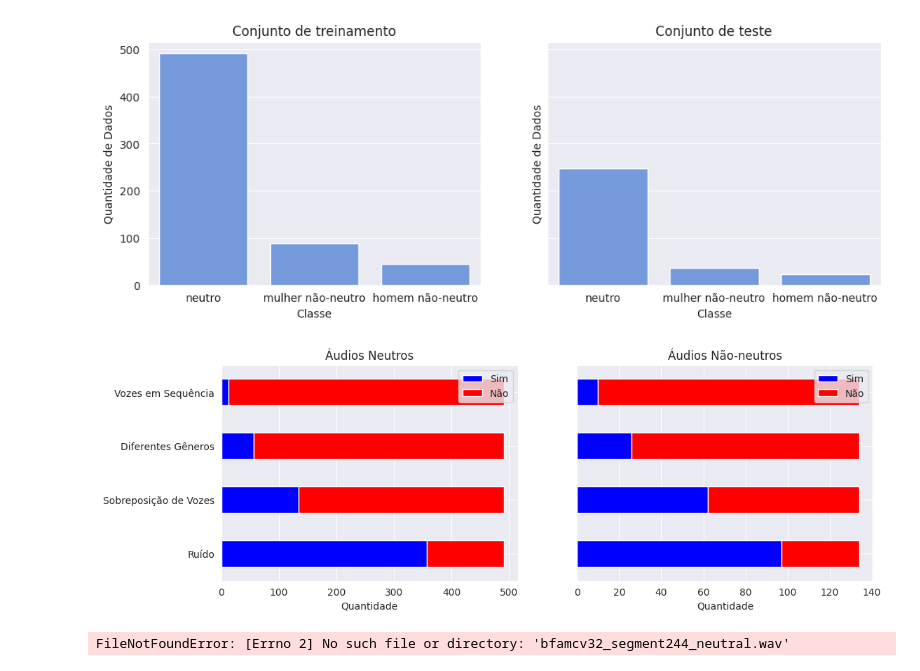
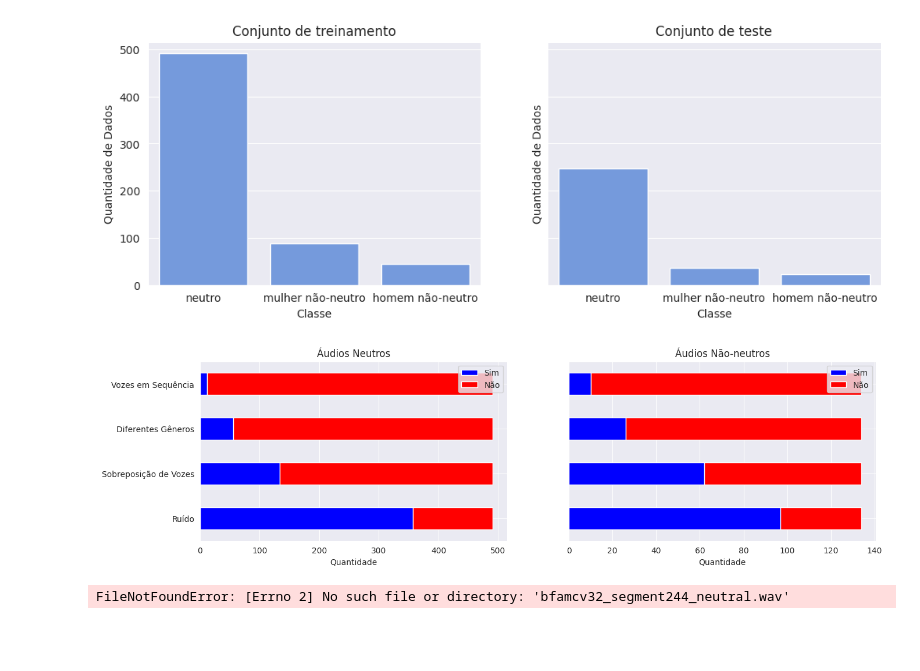
Before and after one commit to rafaelgreca/ser-wavelet, a Jupyter notebook: notebooks/eda.ipynb, the cells around one changed output. Saved outputs shown, nothing was run; the diff lists cells and outputs as text; code cells hidden in the pictures; blank space fills up the shorter version.

```diff
--- a/notebooks/eda.ipynb
+++ b/notebooks/eda.ipynb
@@ -504,31 +593,31 @@ plt.savefig("../images/distribuição_coraa.png")
 # %% [output]
 [figure]
 # %%
-fig, (ax1, ax2) = plt.subplots(1, 2, figsize=(12, 4), sharex=False, sharey=True)
+fig, (ax1, ax2) = plt.subplots(1, 2, figsize=(15, 4), sharex=False, sharey=True)
 
 df = pd.DataFrame({
     "Sim": [357, 134, 56, 12],
     "Não": [134, 357, 435, 479]
 }, index=["Ruído", "Sobreposição de Vozes", "Diferentes Gêneros", "Vozes em Sequência"])
 
 df.plot(kind="barh", stacked=True, color=["blue", "red"], ax=ax1)
 ax1.set_xlabel("Quantidade")
 ax1.set_title("Áudios Neutros")
 ax1.legend(loc="best")
 
 df = pd.DataFrame({
     "Sim": [97, 62, 26, 10],
     "Não": [37, 72, 108, 124]
 }, index=["Ruído", "Sobreposição de Vozes", "Diferentes Gêneros", "Vozes em Sequência"])
 
 df.plot(kind="barh", stacked=True, color=["blue", "red"], ax=ax2)
 ax2.set_xlabel("Quantidade")
 ax2.set_title("Áudios Não-neutros")
 ax2.legend(loc="best")
 
 plt.savefig("../images/grafico_adaptado_coraa.png")
 # %% [output]
-[figure, old version]
+[figure, new version]
 # %%
 propor_test_df = get_duration(
     df=propor_test_df
```
Also changed, not shown: parts of 10 cells of this notebook, 2 other files.
